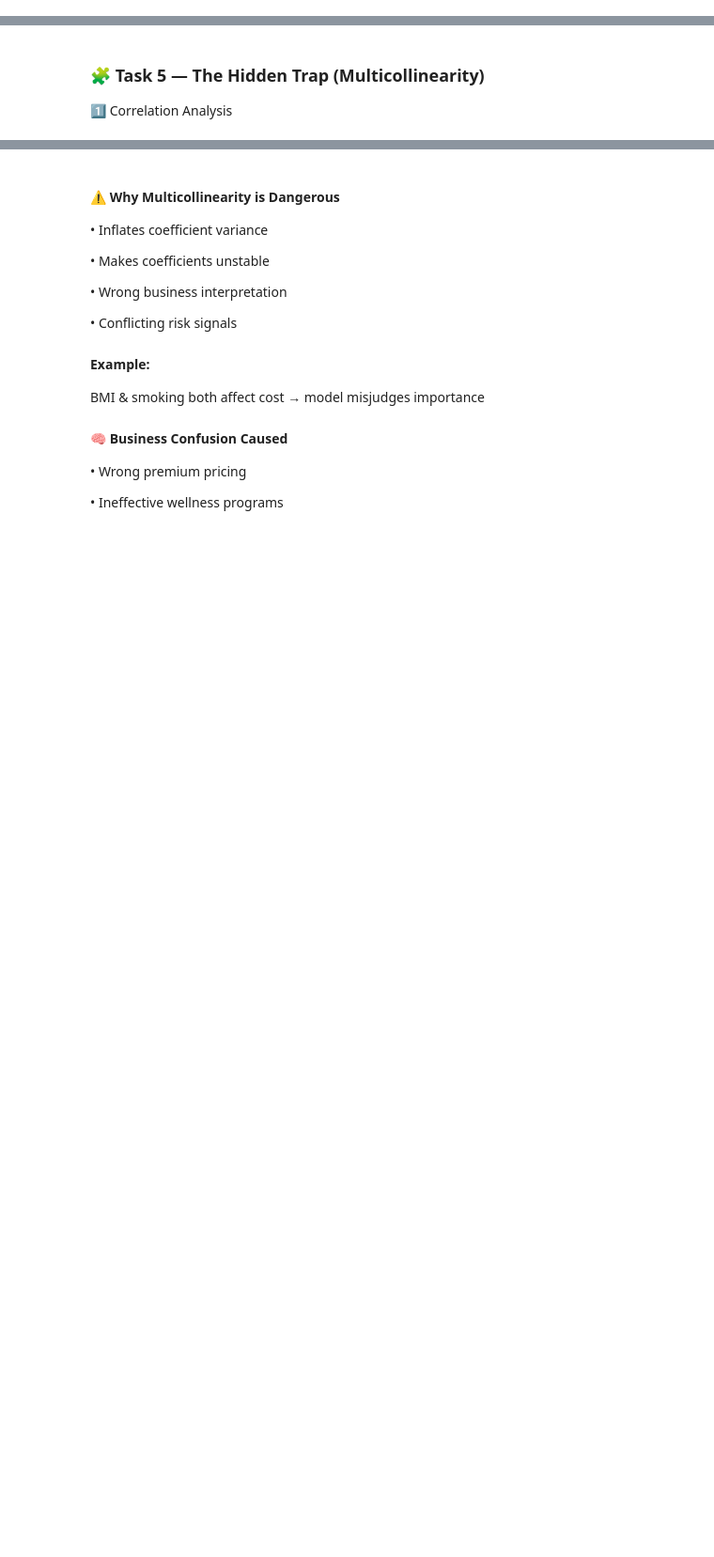
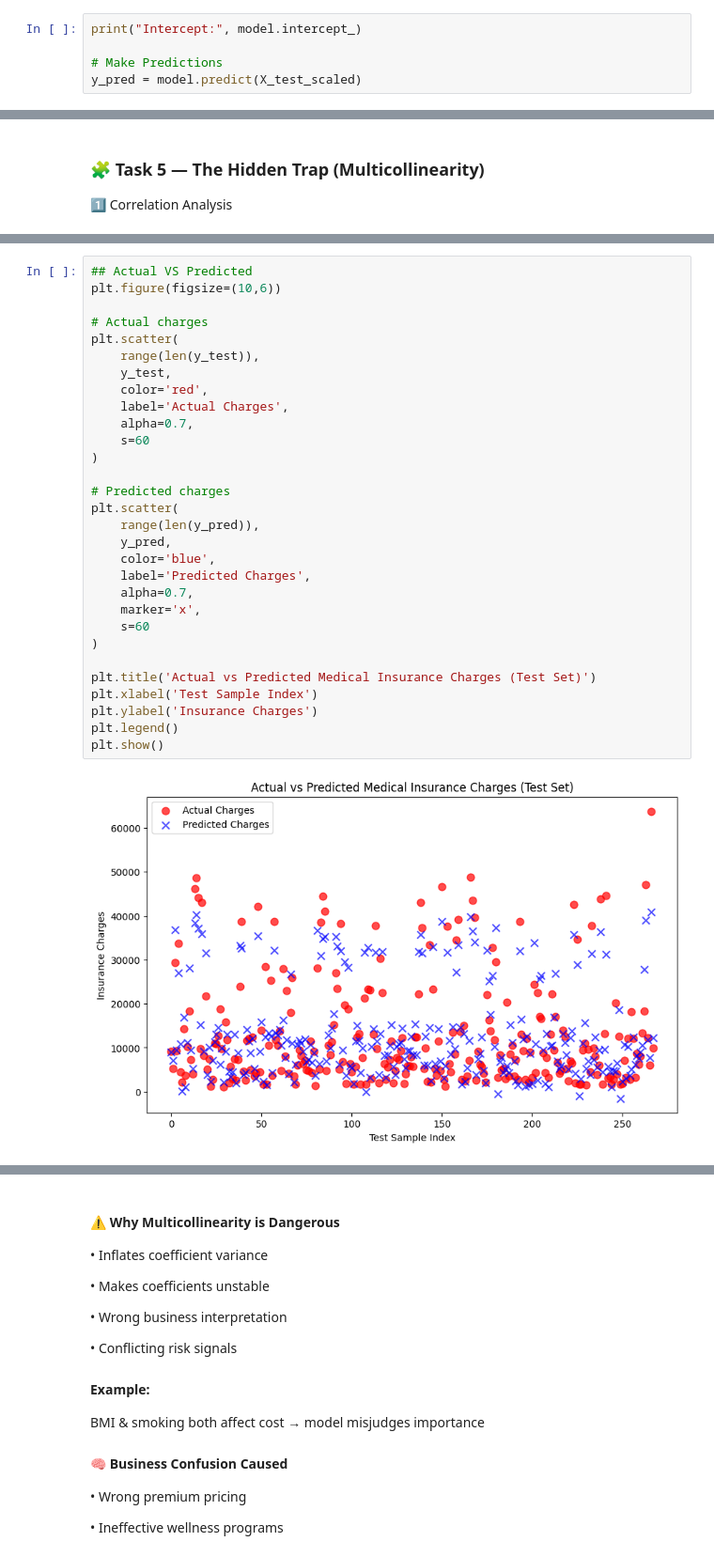
Before and after one commit to 23b81a6699/ML_ETE, a Jupyter notebook: Medical_DataSet.ipynb, the cells around one changed output, grey strips where cells are left out. Shown at 94% size. Cells and saved outputs as stored; diff of their text form; blank space fills up the shorter version.

```diff
--- a/Medical_DataSet.ipynb
+++ b/Medical_DataSet.ipynb
@@ -147,0 +221,5 @@ X_scaled = scaler.fit_transform(X)
+# %%
+print("Intercept:", model.intercept_)
+
+# Make Predictions
+y_pred = model.predict(X_test_scaled)
@@ -163,0 +261,32 @@ plt.show()
+# %%
+## Actual VS Predicted
+plt.figure(figsize=(10,6))
+
+# Actual charges
+plt.scatter(
+    range(len(y_test)),
+    y_test,
+    color='red',
+    label='Actual Charges',
+    alpha=0.7,
+    s=60
+)
+
+# Predicted charges
+plt.scatter(
+    range(len(y_pred)),
+    y_pred,
+    color='blue',
+    label='Predicted Charges',
+    alpha=0.7,
+    marker='x',
+    s=60
+)
+
+plt.title('Actual vs Predicted Medical Insurance Charges (Test Set)')
+plt.xlabel('Test Sample Index')
+plt.ylabel('Insurance Charges')
+plt.legend()
+plt.show()
+# %% [output]
+[figure, added]
```
Also changed, not shown: parts of 20 cells of this notebook, 13 other files.
